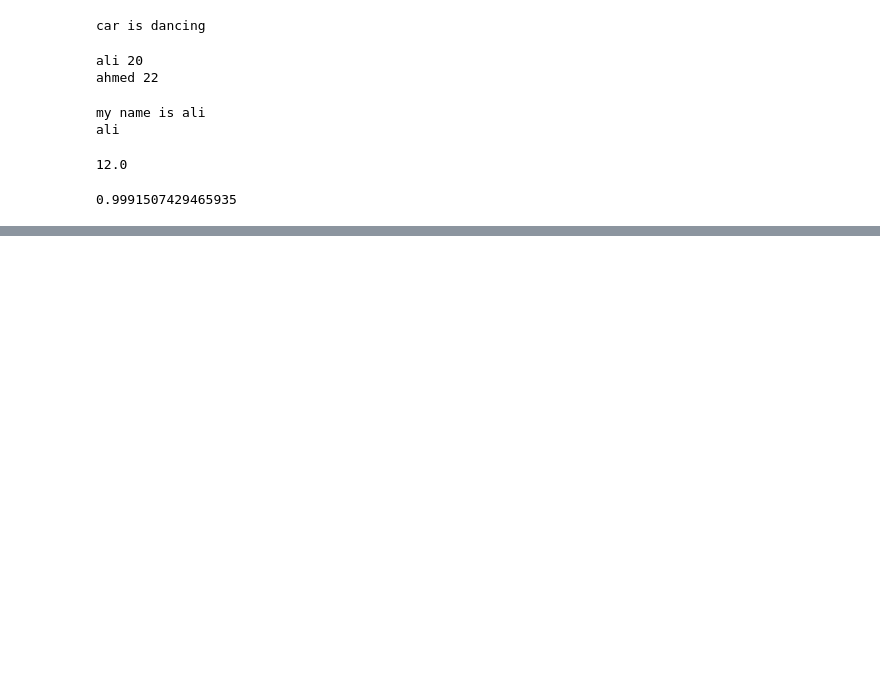
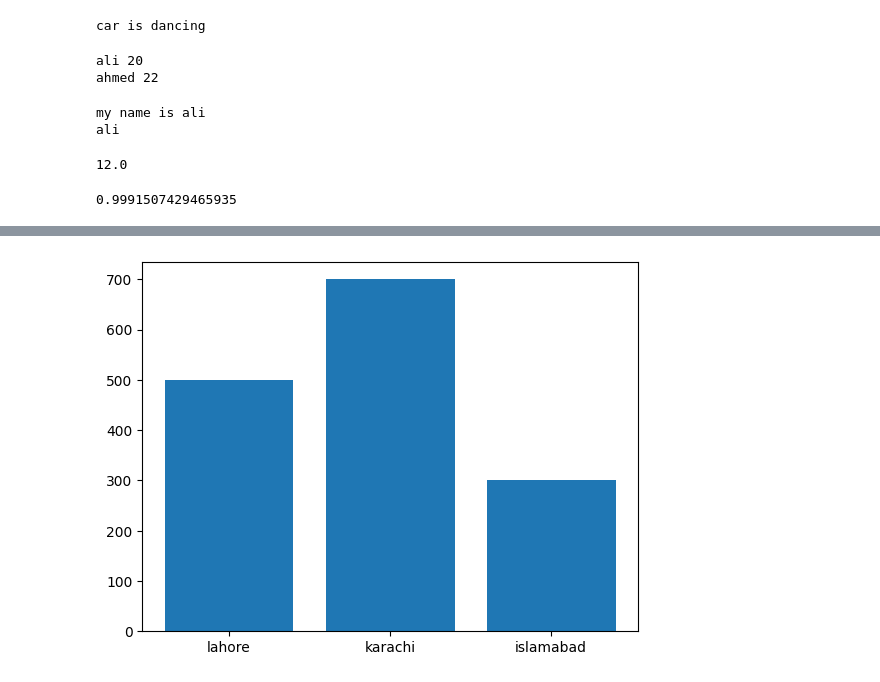
Before and after one commit to Noorrajput00/Ml-Deep-learning, a Jupyter notebook: Untitled1111.ipynb, the cells around one changed output, grey strips where cells are left out. Cells and saved outputs as stored; diff of their text form; code cells hidden in the pictures; blank space fills up the shorter version.

```diff
--- a/Untitled1111.ipynb
+++ b/Untitled1111.ipynb
@@ -117,0 +132,8 @@ print(df["hours"].corr(df["score"]))
+# %%
+cities=["lahore","karachi","islamabad"]
+customers=[500,700,300]
+
+plt.bar(cities,customers)
+plt.show()
+# %% [output]
+[figure, added]
```
Also changed, not shown: parts of 3 cells of this notebook.
